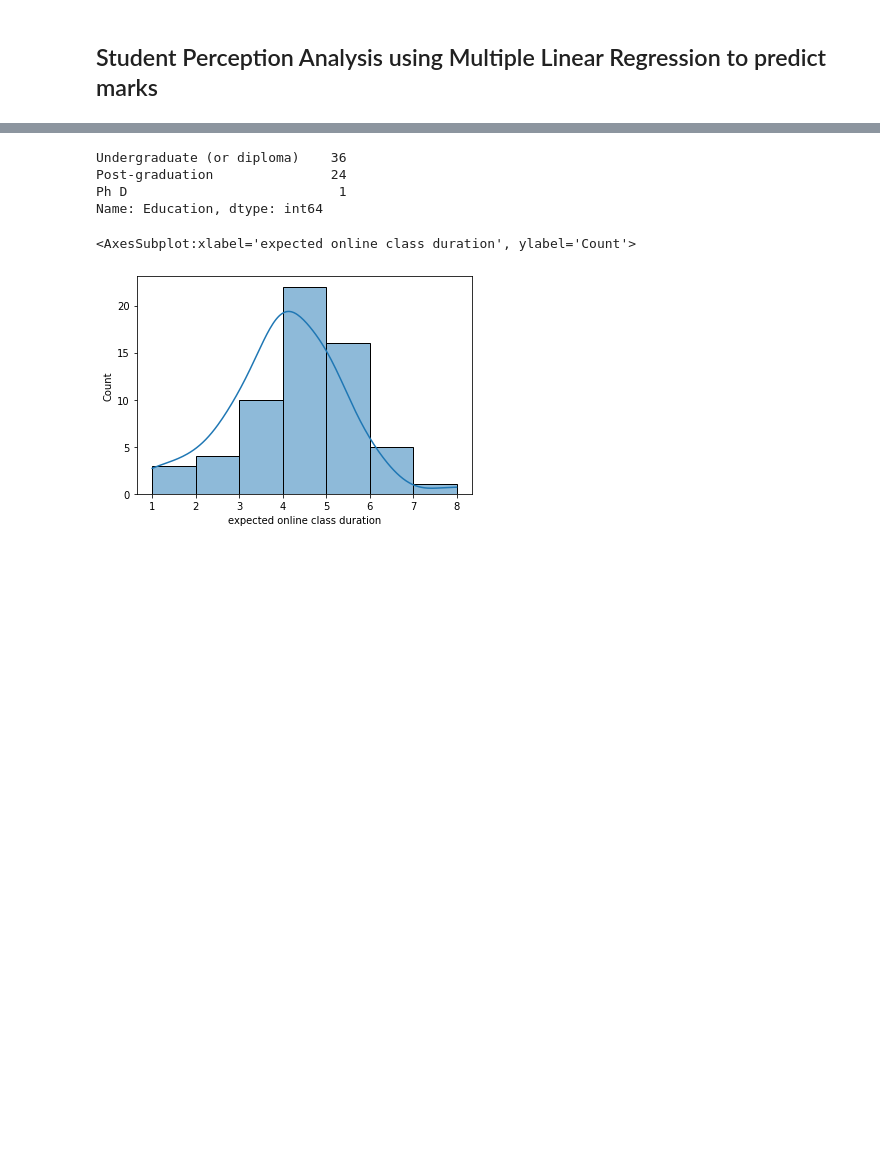
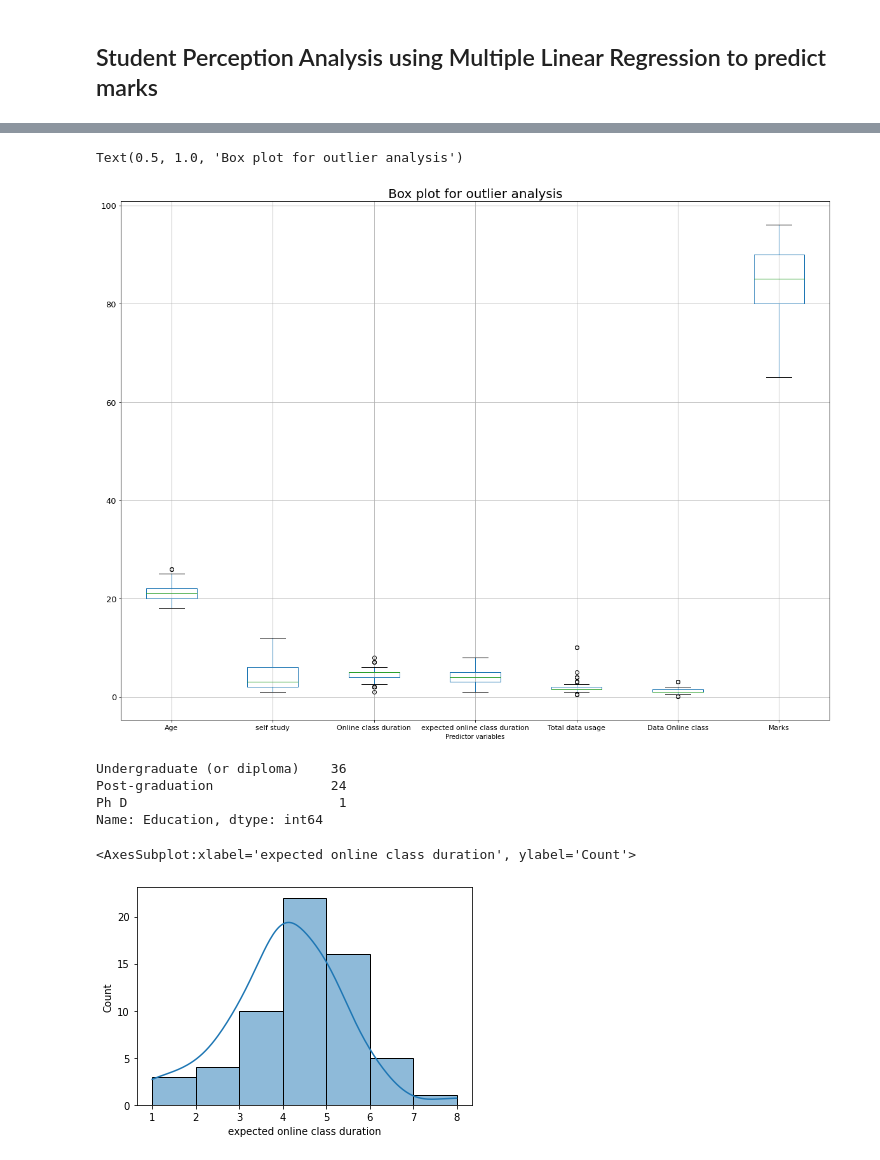
Before and after one commit to BALAJI24092001/Student-Perception-Analysis, a Jupyter notebook: StudentPercetionAnalysis.ipynb, the cells around one changed output, grey strips where cells are left out. Cells and saved outputs as stored; diff of their text form; code cells hidden in the pictures; blank space fills up the shorter version.

```diff
--- a/StudentPercetionAnalysis.ipynb
+++ b/StudentPercetionAnalysis.ipynb
@@ -50,3 +69,14 @@ Name: Gender, dtype: int64
+# %%
+plt.figure(figsize=(20, 15))
+data.boxplot()
+plt.xticks(size=11);
+plt.yticks(size=13);
+plt.xlabel('Predictor variables')
+plt.title('Box plot for outlier analysis', size=20)
+# Inter quartile range
+# %% [output]
+Text(0.5, 1.0, 'Box plot for outlier analysis')
+[figure, added]
 # %%
 data.Education.value_counts()
 # %% [output]
```
Also changed, not shown: parts of 18 cells of this notebook.
